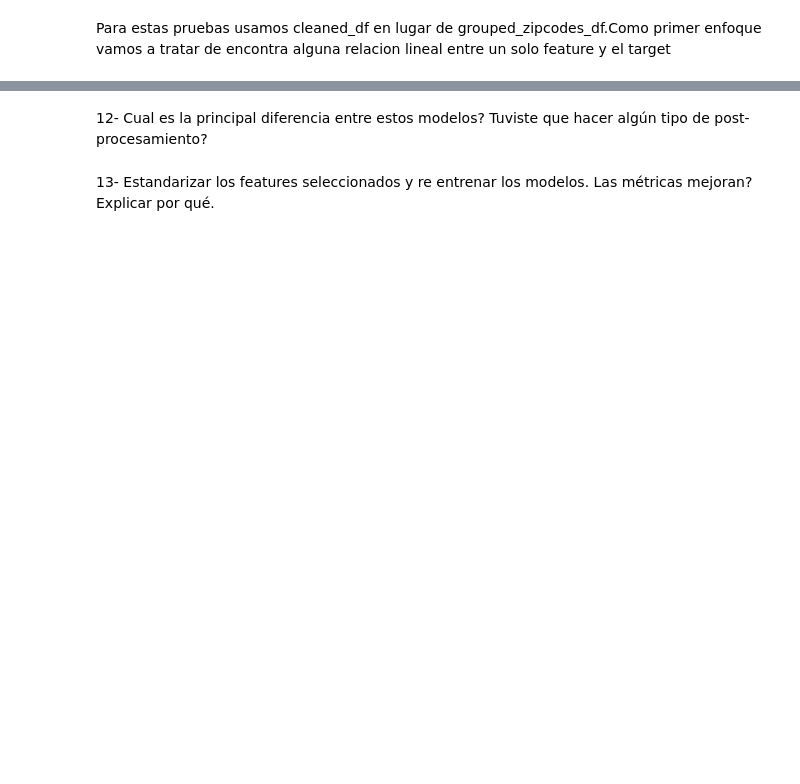
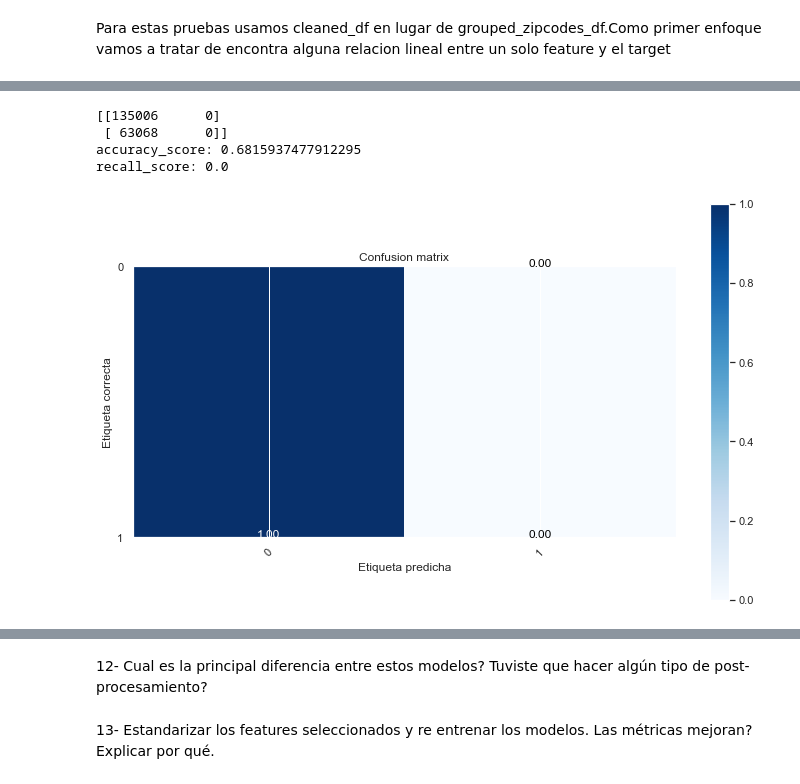
Before and after one commit to manquius/series_temporales, a Jupyter notebook: practico3_migue.ipynb, the cells around one changed output, grey strips where cells are left out. Saved outputs shown, nothing was run; the diff lists cells and outputs as text; code cells hidden in the pictures; blank space fills up the shorter version.

```diff
--- a/practico3_migue.ipynb
+++ b/practico3_migue.ipynb
@@ -482,0 +359,23 @@ SyntaxError: invalid syntax (<ipython-input-195-90fa7d171424>, line 1)
+# %%
+# but it couldn be useful for you depending on your approach)
+from sklearn.linear_model import LinearRegression
+from sklearn.model_selection import train_test_split
+from sklearn.metrics import accuracy_score, confusion_matrix, mean_squared_error
+
+#First aproach: choose only one feature
+X = cleaned_df[['service']].copy()
+y = cleaned_df.target.map(metrica)
+X_train, X_test, y_train, y_test = train_test_split(X, y, test_size=0.2, random_state=42)
+linear_reg = LinearRegression().fit(X_train, y_train)
+y_pred = linear_reg.predict(X_test)
+y_pred = (y_pred < 0.3)
+print(confusion_matrix(y_test, y_pred))
+print(f"accuracy_score: {accuracy_score(y_test, y_pred)}")
+print(f"recall_score: {recall_score(y_test, y_pred)}")
+plot_confusion_matrix(confusion_matrix(y_test, y_pred), [0,1], normalize = True)
+# %% [output]
+[[135006      0]
+ [ 63068      0]]
+accuracy_score: 0.6815937477912295
+recall_score: 0.0
+[figure, added]
```
Also changed, not shown: parts of 36 cells of this notebook.
